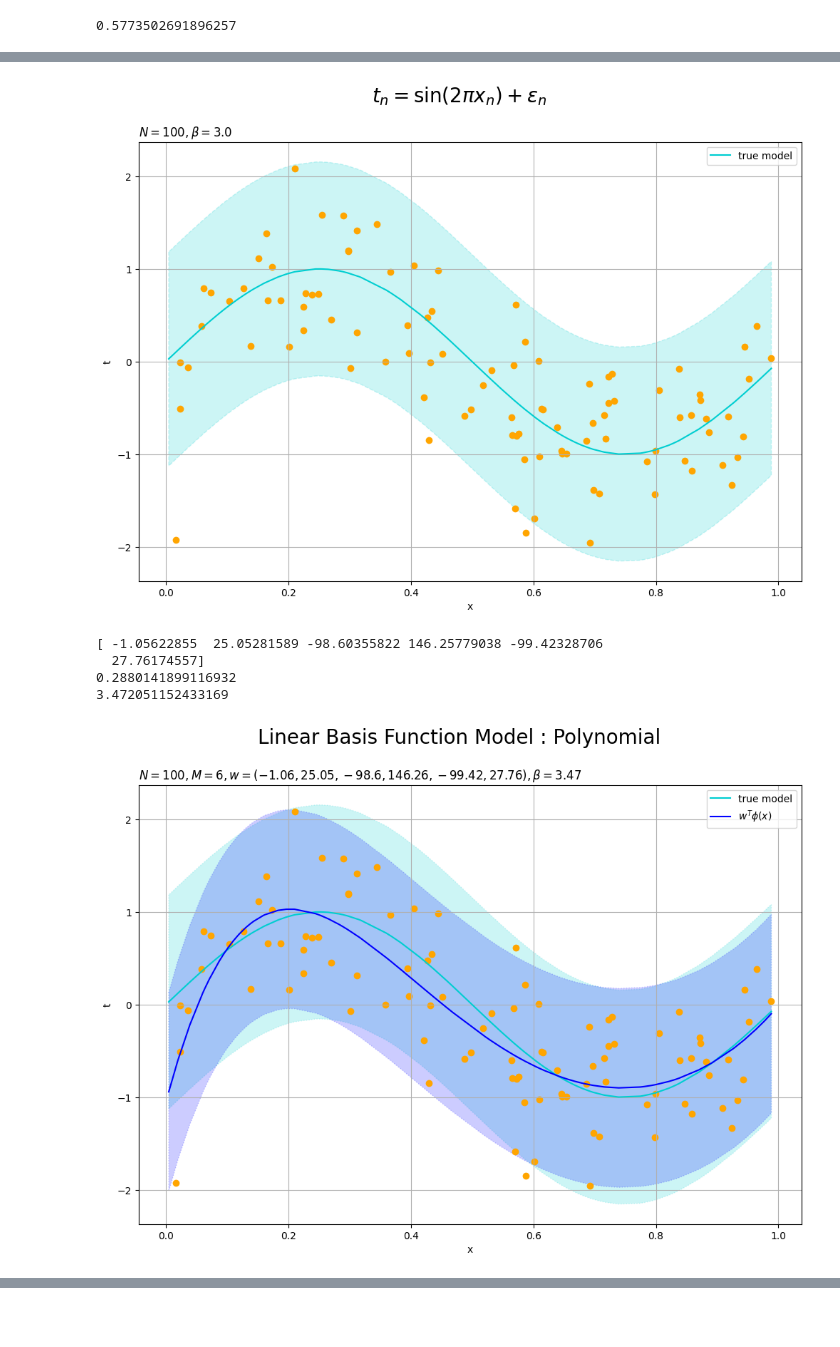
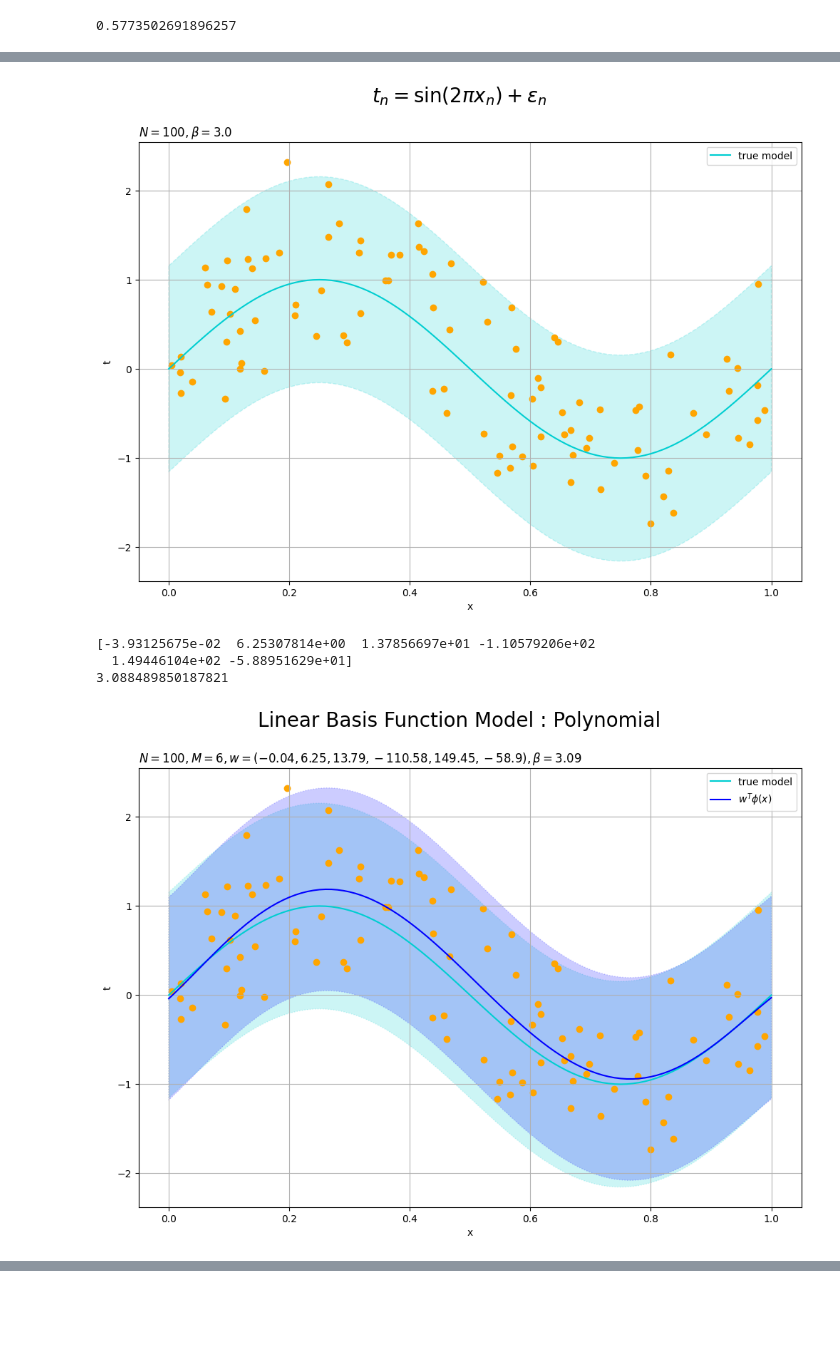
Before and after one commit to arata234/PRML, a Jupyter notebook: cp3_linear_regression_model.ipynb, the cells around one changed output, grey strips where cells are left out. Saved outputs shown, nothing was run; the diff lists cells and outputs as text; code cells hidden in the pictures.

```diff
--- a/cp3_linear_regression_model.ipynb
+++ b/cp3_linear_regression_model.ipynb
@@ -196,7 +105,7 @@ def Phi_sigmoid(x_n, M, _x_n=None):
 # データ生成
 np.random.seed(0)
 n_samples = 101
-x_vals = np.sort(np.random.uniform(0, 1, n_samples))
+x_vals = np.linspace(0, 1, num=n_samples)
 beta_true = 3.0
 sigma_true = np.sqrt(1 / beta_true)
 print(sigma_true)
@@ -243,30 +152,4 @@ plt.grid()
 plt.legend()
 plt.show()
 # %% [output]
-[figure, old version]
+[figure, new version]
-# %%
-# 基底関数を指定
-phi = Phi_polynomial
-
-# 基底関数の数を指定
-M = 6
-
-# 基底関数により入力を変換
-phi_x_nm = phi(x_n, M)
-
-# 重みパラメータの最尤解を計算
-w_ml_m = np.linalg.inv(np.dot(phi_x_nm.T, phi_x_nm)).dot(phi_x_nm.T).dot(t_n.reshape(-1, 1)).flatten()
-print(w_ml_m)
-
-# 分散パラメータの最尤解を計算
-sigma2_ml = np.sum((t_n - np.dot(phi_x_nm, w_ml_m.reshape(-1, 1)).flatten())**2) / N
-print(sigma2_ml)
-
-# 精度パラメータの最尤解を計算
-beta_ml = 1.0 / sigma2_ml
-print(beta_ml)
-# %% [output]
-[ -1.05622855  25.05281589 -98.60355822 146.25779038 -99.42328706
-  27.76174557]
-0.2880141899116932
-3.472051152433169
@@ -279,24 +189,41 @@ y_ml_vals = np.dot(phi_x_valsm, w_ml_m.reshape(-1, 1)).flatten()
+# %%
+# 基底関数の数を指定
+M = 6
+
+# 基底関数を指定
+phi = Polynomial(M=M)
+
+phi.fit(x=x_n, t=t_n)
+print(phi.coef_)
+print(phi.beta_)
+# %% [output]
+[-3.93125675e-02  6.25307814e+00  1.37856697e+01 -1.10579206e+02
+  1.49446104e+02 -5.88951629e+01]
+3.088489850187821
+# %%
+# 回帰曲線を計算
+y_ml_vals = phi.predict(x_vals)
 # %%
 # 回帰曲線を作図
 plt.figure(figsize=(12, 8))
 plt.plot(x_vals, y_true_vals, color='darkturquoise', label='true model') # 真のモデル
 plt.fill_between(x=x_vals, y1=y_true_vals-2.0*sigma_true, y2=y_true_vals+2.0*sigma_true,
                  color='darkturquoise', alpha=0.2, linestyle=':') # 真のノイズ範囲
 plt.plot(x_vals, y_ml_vals, color='blue', label='$w^T \phi(x)$') # 推定したモデル
-plt.fill_between(x=x_vals, y1=y_ml_vals-2.0*np.sqrt(sigma2_ml), y2=y_ml_vals+2.0*np.sqrt(sigma2_ml),
+plt.fill_between(x=x_vals, y1=y_ml_vals-2.0*1/np.sqrt(phi.beta_), y2=y_ml_vals+2.0*1/np.sqrt(phi.beta_),
                  color='blue', alpha=0.2, linestyle=':') # 推定したノイズ範囲
 plt.scatter(x_n, t_n, color='orange') # 観測データ
 plt.xlabel('x')
 plt.ylabel('t')
 plt.suptitle('Linear Basis Function Model : Polynomial', fontsize=20)
 plt.title('$N=' + str(N) + ', M=' + str(M) +
-          ', w=(' + ', '.join([str(w) for w in np.round(w_ml_m, 2)]) + ')' +
-          ', \\beta=' + str(np.round(beta_ml, 2)) + '$', loc='left')
+          ', w=(' + ', '.join([str(w) for w in np.round(phi.coef_, 2)]) + ')' +
+          ', \\beta=' + str(np.round(phi.beta_, 2)) + '$', loc='left')
 plt.legend()
 plt.grid()
 plt.show()
 # %% [output]
-[figure, old version]
+[figure, new version]
 # %%
 # 重み付き基底関数を作図
 plt.figure(figsize=(12, 8))
```
Also changed, not shown: parts of 19 cells of this notebook.
